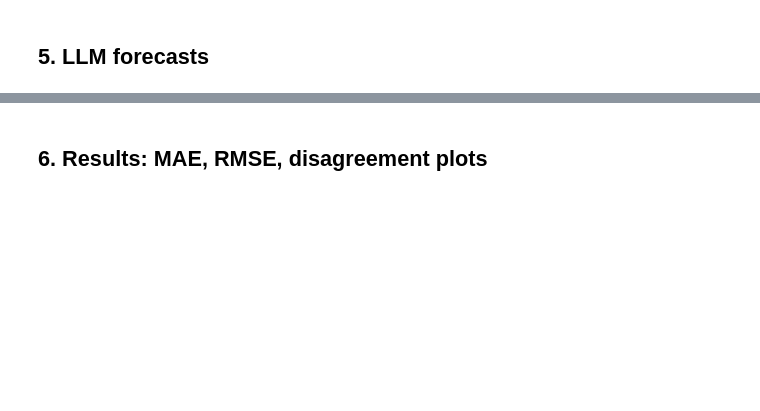
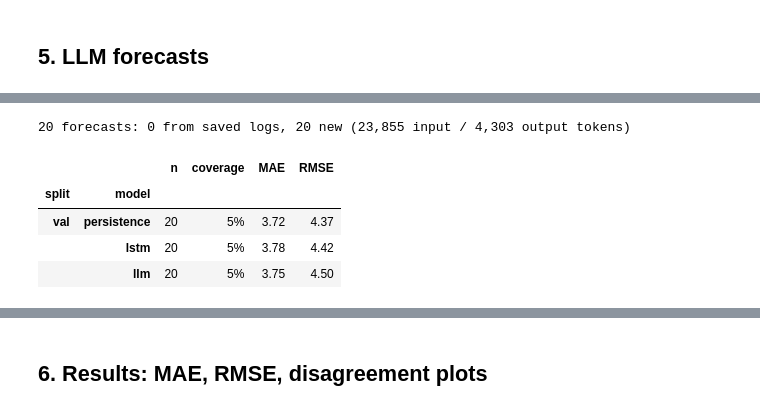
Before and after one commit to stephanhatem/wti-forecast, a Jupyter notebook: notebooks/demo.ipynb, the cells around one changed output, grey strips where cells are left out. Drawn from its saved outputs; the diff is of its cells as text; code cells hidden in the pictures; blank space fills up the shorter version.

```diff
--- a/notebooks/demo.ipynb
+++ b/notebooks/demo.ipynb
@@ -210,0 +268,13 @@ pd.DataFrame(grid)
+# %%
+llm = llm_forecasts(daily, weekly, dates)   # first run calls the API; later runs read results/llm_logs/
+
+# Scored only on these dates, so all three are compared on the same days
+show(compare(daily, {"persistence": baselines["persistence"], "lstm": lstm, "llm": llm["forecast"]},
+             splits=["val"], same_rows=True))
+# %% [output]
+20 forecasts: 0 from saved logs, 20 new (23,855 input / 4,303 output tokens)
+|  |  | n | coverage | MAE | RMSE |
+| split | model |  |  |  |  |
+| val | persistence | 20 | 5% | 3.72 | 4.37 |
+|  | lstm | 20 | 5% | 3.78 | 4.42 |
+|  | llm | 20 | 5% | 3.75 | 4.50 |
```
Also changed, not shown: parts of 8 cells of this notebook, 21 other files.
